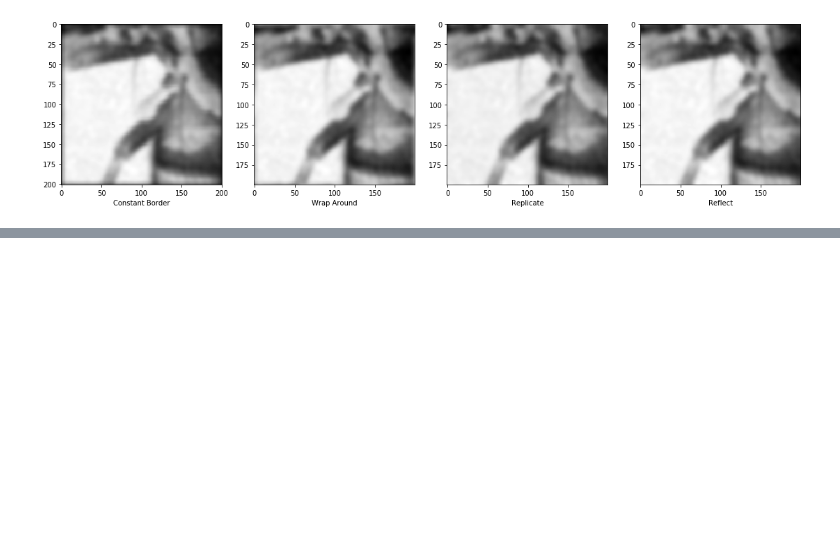
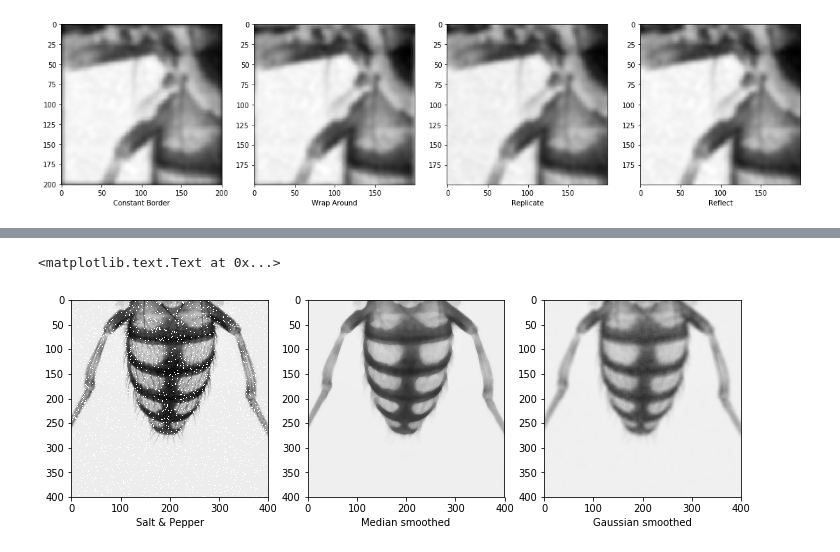
Before and after one commit to jonathanschmitz/computer-vision-notes, a Jupyter notebook: OpenCV Notes.ipynb, the cells around one changed output, grey strips where cells are left out. Cells and saved outputs as stored; diff of their text form; code cells hidden in the pictures; blank space fills up the shorter version.

```diff
--- a/OpenCV Notes.ipynb
+++ b/OpenCV Notes.ipynb
@@ -157,0 +187,32 @@ noisy.shape
+# %%
+def add_sp(im, fraction=0.02):
+    """Adds salt & pepper noise to an image"""
+    im2 = copy.deepcopy(im)
+    sp = np.random.randint(0, 2/fraction, im.shape)
+    white = sp == 0
+    black = sp == 2/fraction
+    im2[black] = 0
+    im2[white] = 255
+    return im2
+# %%
+crop = gray[600:1000, 600:1000]
+
+sp = add_sp(crop, 0.1)
+
+fig = plt.figure(figsize=(12, 8))
+fig.add_subplot(1, 3, 1)
+plt.imshow(sp, cmap='gray')
+plt.xlabel("Salt & Pepper")
+
+fig.add_subplot(1, 3, 2)
+med = cv2.medianBlur(sp, 9)
+plt.imshow(med, cmap='gray', vmin=0, vmax=255)
+plt.xlabel("Median smoothed")
+
+fig.add_subplot(1, 3, 3)
+gauss = cv2.blur(sp, (9, 9))
+plt.imshow(gauss, cmap='gray', vmin=0, vmax=255)
+plt.xlabel("Gaussian smoothed")
+# %% [output]
+<matplotlib.text.Text at 0x...>
+[figure, added]
```
Also changed, not shown: parts of 6 cells of this notebook.
